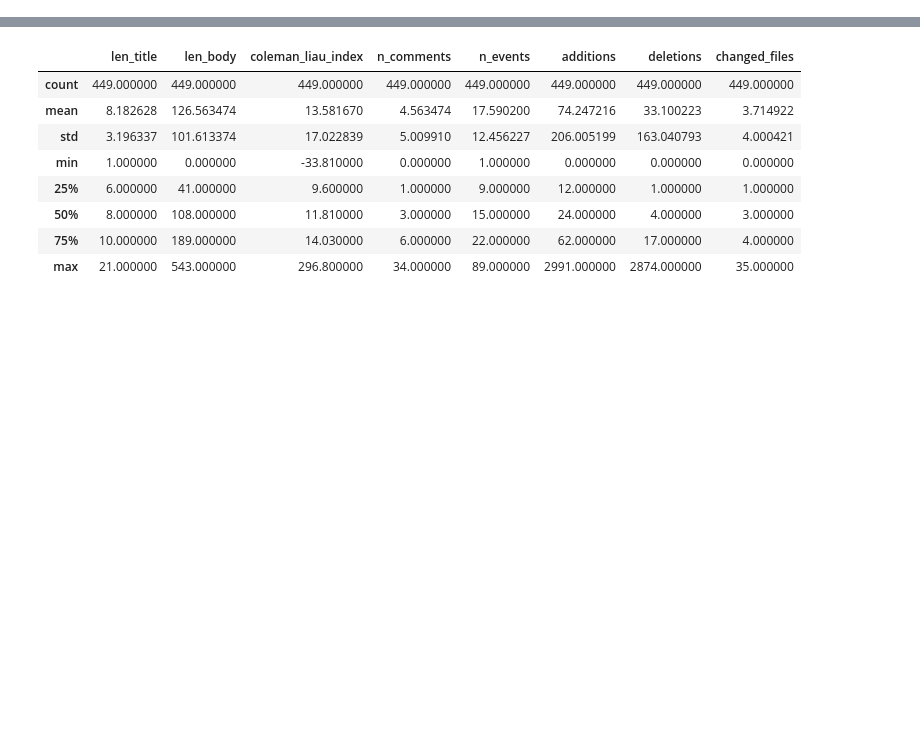
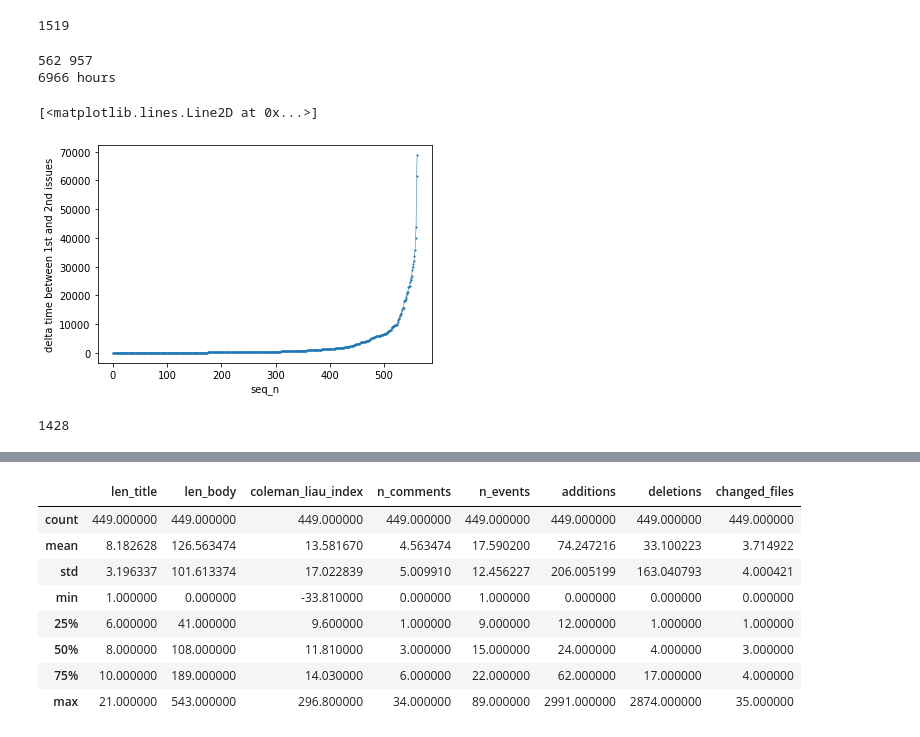
Before and after one commit to dune0310421/GFI-test-new, a Jupyter notebook: dataProcessing1/Analysis.ipynb, the cells around one changed output, grey strips where cells are left out. Cells and saved outputs as stored; diff of their text form; code cells hidden in the pictures; blank space fills up the shorter version.

```diff
--- a/dataProcessing1/Analysis.ipynb
+++ b/dataProcessing1/Analysis.ipynb
@@ -17 +21,39 @@ nltk.download("omw-1.4")
 True
+# %%
+# 获取所有的issue
+df = pd.read_json("../data/pandas.json", convert_dates=True).sort_values(by="closed_at") # 按照close时间排序
+contrib_cnt = Counter(df.resolver)  # 统计resolver和他们解决的issue个数
+# print(len(contrib_cnt))
+# %%
+print(len(contrib_cnt))
+# %% [output]
+1519
+# %%
+tmp_dic = {}
+for key in contrib_cnt.keys():
+    if contrib_cnt[key] > 1:
+        tmp_dic[key] = (df[df.resolver == key][1:2].closed_at.values[0] - df[df.resolver == key][:1].closed_at.values[0]).astype('timedelta64[h]')
+tmp_lst = sorted(tmp_dic.values())
+print(len(tmp_dic), len(contrib_cnt.keys()) - len(tmp_dic))  # notc数量 otc数量
+dt = tmp_lst[int(562*0.90)-1]
+print(dt) # 90%值
+# %% [output]
+562 957
+6966 hours
+# %%
+fig, ax = plt.subplots()
+plt.xlabel("seq_n")
+plt.ylabel("delta time between 1st and 2nd issues")
+ax.plot(range(len(tmp_lst)),  tmp_lst, '-s', linewidth=0.5, markersize=1)
+# %% [output]
+[<matplotlib.lines.Line2D at 0x...>]
+[figure, added]
+# %%
+keys = list(contrib_cnt.keys())
+for key in keys:
+    if contrib_cnt[key] == 1 and int(df[df.resolver == key].resolver_commit_num) <= 1:
+        if pd.to_datetime("2022-07-01 00:00:00") - df[df.resolver == key][-1:].closed_at.values[0] < dt:
+            contrib_cnt.pop(key)
+print(len(contrib_cnt))
+# %% [output]
+1428
```
Also changed, not shown: parts of 61 cells of this notebook, 3 other files.
